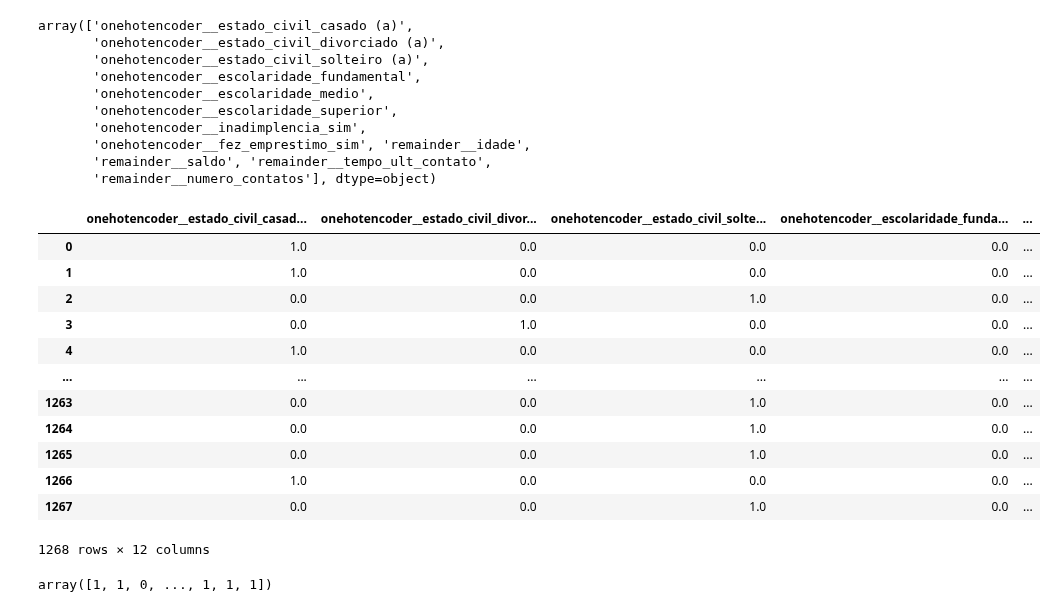
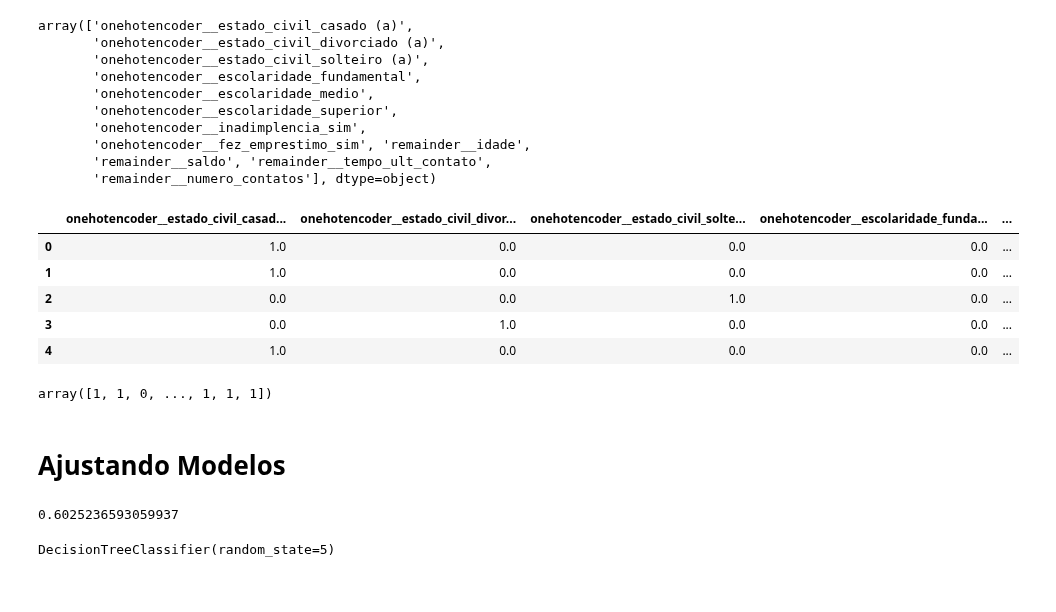
Before and after one commit to NiveskZ/estatistica-ml-alura, a Jupyter notebook: classificacao/classificacao.ipynb, the cells around one changed output. Saved outputs shown, nothing was run; the diff lists cells and outputs as text; code cells hidden in the pictures.

Commit message:
Ajustando modelos

```diff
--- a/classificacao/classificacao.ipynb
+++ b/classificacao/classificacao.ipynb
@@ -122,21 +124,15 @@ array(['onehotencoder__estado_civil_casado (a)',
        'remainder__saldo', 'remainder__tempo_ult_contato',
        'remainder__numero_contatos'], dtype=object)
 # %%
-pd.DataFrame(X, columns=one_hot.get_feature_names_out(colunas))
+X = pd.DataFrame(X, columns=one_hot.get_feature_names_out(colunas))
+X.head()
 # %% [output]
 |  | onehotencoder__estado_civil_casad... | onehotencoder__estado_civil_divor... | onehotencoder__estado_civil_solte... | onehotencoder__escolaridade_funda... | ... |
 | 0 | 1.0 | 0.0 | 0.0 | 0.0 | ... |
 | 1 | 1.0 | 0.0 | 0.0 | 0.0 | ... |
 | 2 | 0.0 | 0.0 | 1.0 | 0.0 | ... |
 | 3 | 0.0 | 1.0 | 0.0 | 0.0 | ... |
 | 4 | 1.0 | 0.0 | 0.0 | 0.0 | ... |
-| ... | ... | ... | ... | ... | ... |
-| 1263 | 0.0 | 0.0 | 1.0 | 0.0 | ... |
-| 1264 | 0.0 | 0.0 | 1.0 | 0.0 | ... |
-| 1265 | 0.0 | 0.0 | 1.0 | 0.0 | ... |
-| 1266 | 1.0 | 0.0 | 0.0 | 0.0 | ... |
-| 1267 | 0.0 | 0.0 | 1.0 | 0.0 | ... |
-1268 rows × 12 columns
 # %%
 from sklearn.preprocessing import LabelEncoder
 # %%
@@ -147,3 +143,5 @@ y = label_encoder.fit_transform(y)
 y
 # %% [output]
 array([1, 1, 0, ..., 1, 1, 1])
+# %% [markdown]
+# Ajustando Modelos
@@ -149,0 +154,7 @@ array([1, 1, 0, ..., 1, 1, 1])
+# %%
+dummy = DummyClassifier()
+dummy.fit(X_treino,y_treino)
+
+dummy.score(X_teste,y_teste)
+# %% [output]
+0.6025236593059937
@@ -149,0 +163,5 @@ array([1, 1, 0, ..., 1, 1, 1])
+# %%
+tree = DecisionTreeClassifier(random_state=5)
+tree.fit(X_treino, y_treino)
+# %% [output]
+DecisionTreeClassifier(random_state=5)
```
Also changed, not shown: parts of 14 cells of this notebook.
